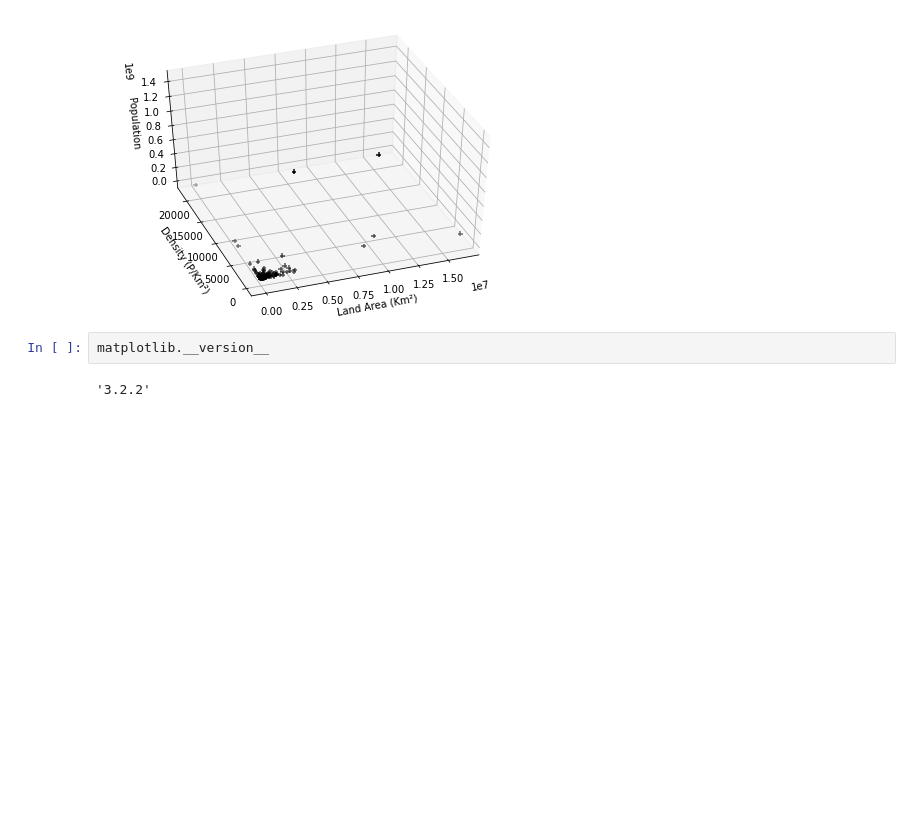
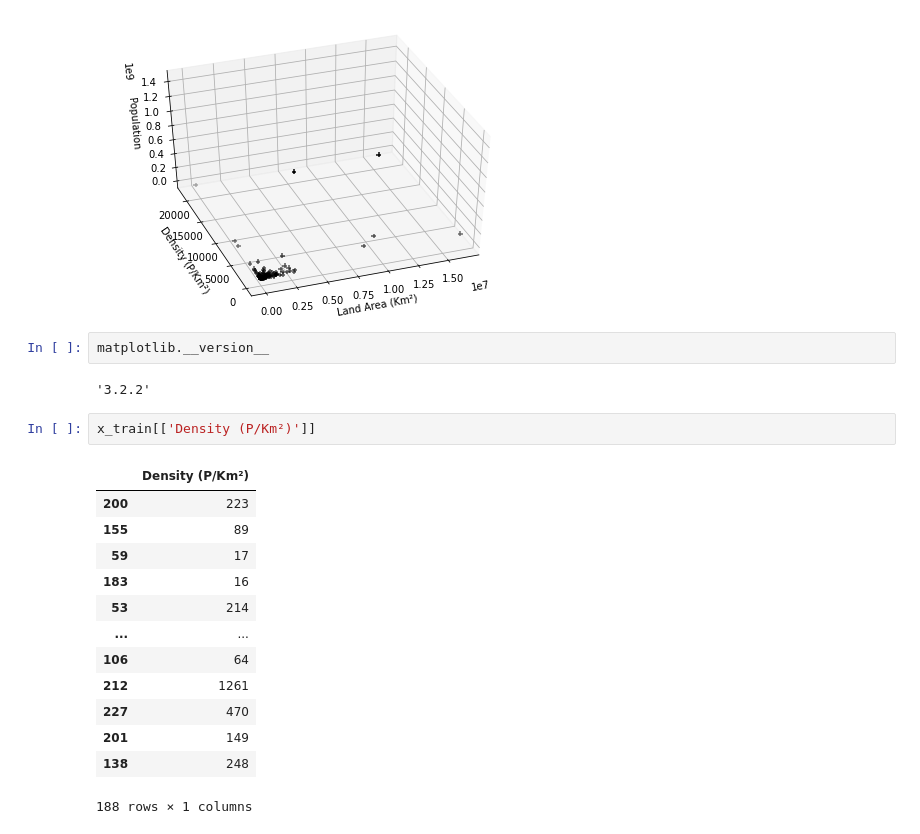
Before and after one commit to Bellac12345/Population-Prediction, a Jupyter notebook: Multiple Linear Regression Notebook.ipynb, the cells around one changed output. Cells and saved outputs as stored; diff of their text form; blank space fills up the shorter version.

```diff
--- a/Multiple Linear Regression Notebook.ipynb
+++ b/Multiple Linear Regression Notebook.ipynb
@@ -117,3 +117,19 @@ ValueError: matmul: Input operand 1 has a mismatch in its core dimension 0, with
 matplotlib.__version__
 # %% [output]
 '3.2.2'
+# %%
+x_train[['Density (P/Km²)']]
+# %% [output]
+|  | Density (P/Km²) |
+| 200 | 223 |
+| 155 | 89 |
+| 59 | 17 |
+| 183 | 16 |
+| 53 | 214 |
+| ... | ... |
+| 106 | 64 |
+| 212 | 1261 |
+| 227 | 470 |
+| 201 | 149 |
+| 138 | 248 |
+188 rows × 1 columns
```
Also changed, not shown: parts of 2 cells of this notebook.
